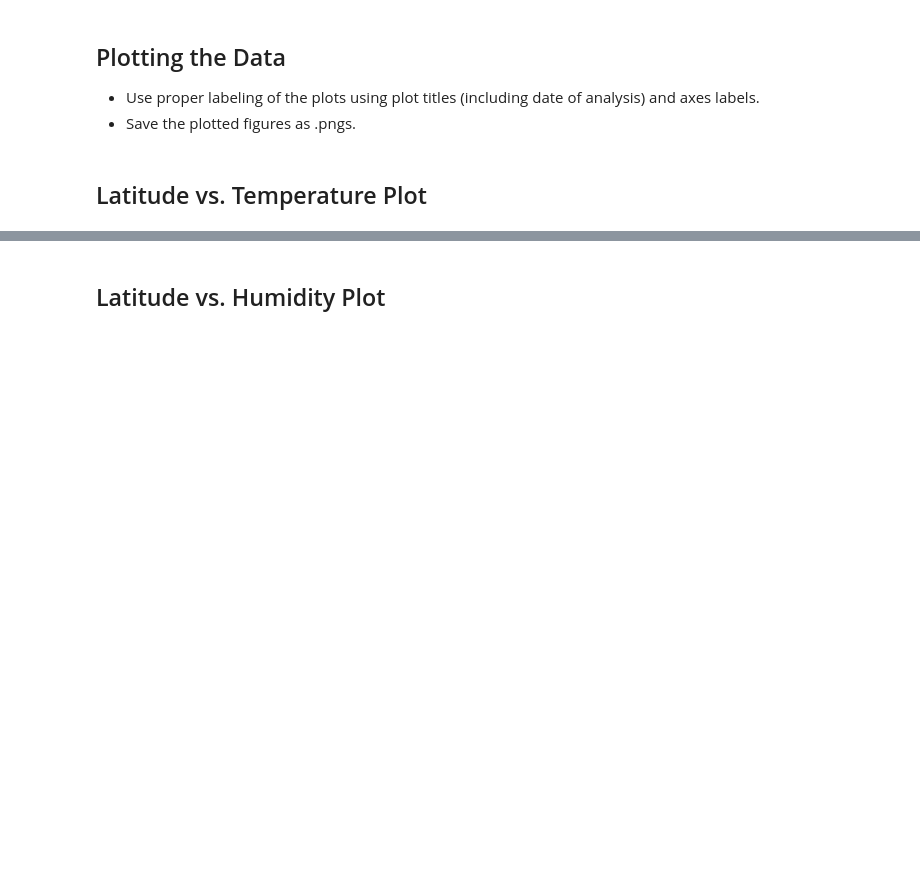
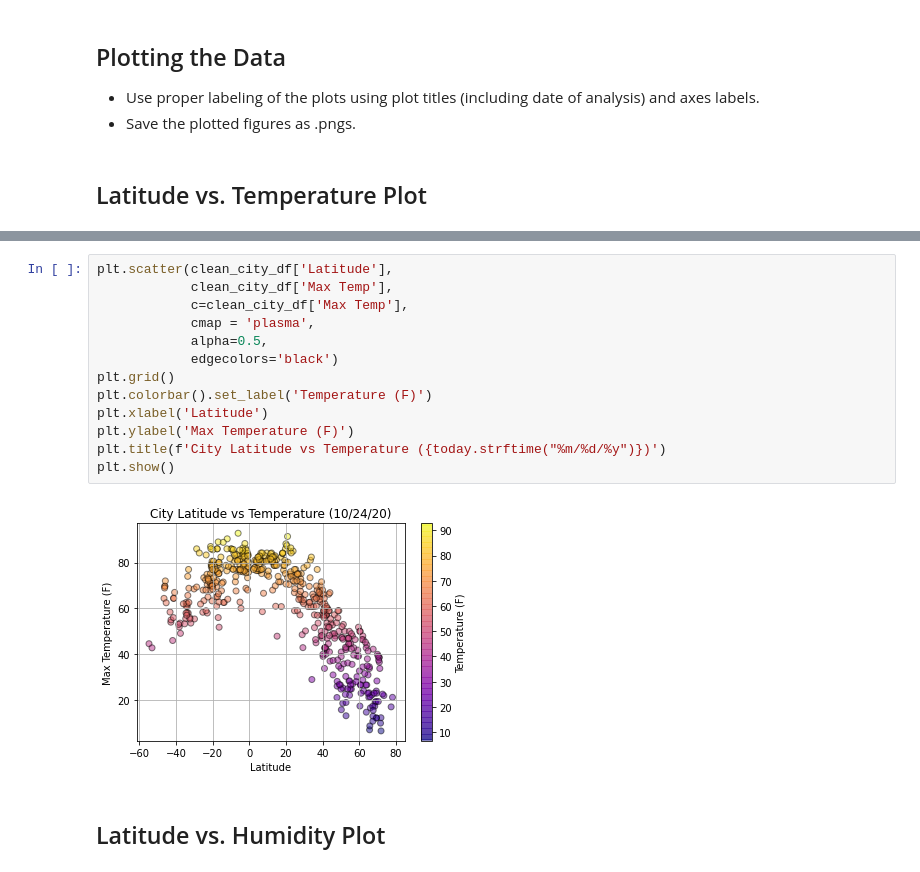
Before and after one commit to SwervingMage86/python-api-challenge, a Jupyter notebook: WeatherPy/weatherpy.ipynb, the cells around one changed output, grey strips where cells are left out. Drawn from its saved outputs; the diff is of its cells as text; blank space fills up the shorter version.

Commit message:
scatter plots

```diff
--- a/WeatherPy/weatherpy.ipynb
+++ b/WeatherPy/weatherpy.ipynb
@@ -206,2 +209,17 @@ Int64Index([], dtype='int64')
+# %%
+plt.scatter(clean_city_df['Latitude'],
+            clean_city_df['Max Temp'],
+            c=clean_city_df['Max Temp'],
+            cmap = 'plasma',
+            alpha=0.5,
+            edgecolors='black')
+plt.grid()
+plt.colorbar().set_label('Temperature (F)')
+plt.xlabel('Latitude')
+plt.ylabel('Max Temperature (F)')
+plt.title(f'City Latitude vs Temperature ({today.strftime("%m/%d/%y")})')
+plt.show()
+# %% [output]
+[figure, added]
 # %% [markdown]
 ## Latitude vs. Humidity Plot
```
Also changed, not shown: parts of 12 cells of this notebook.
